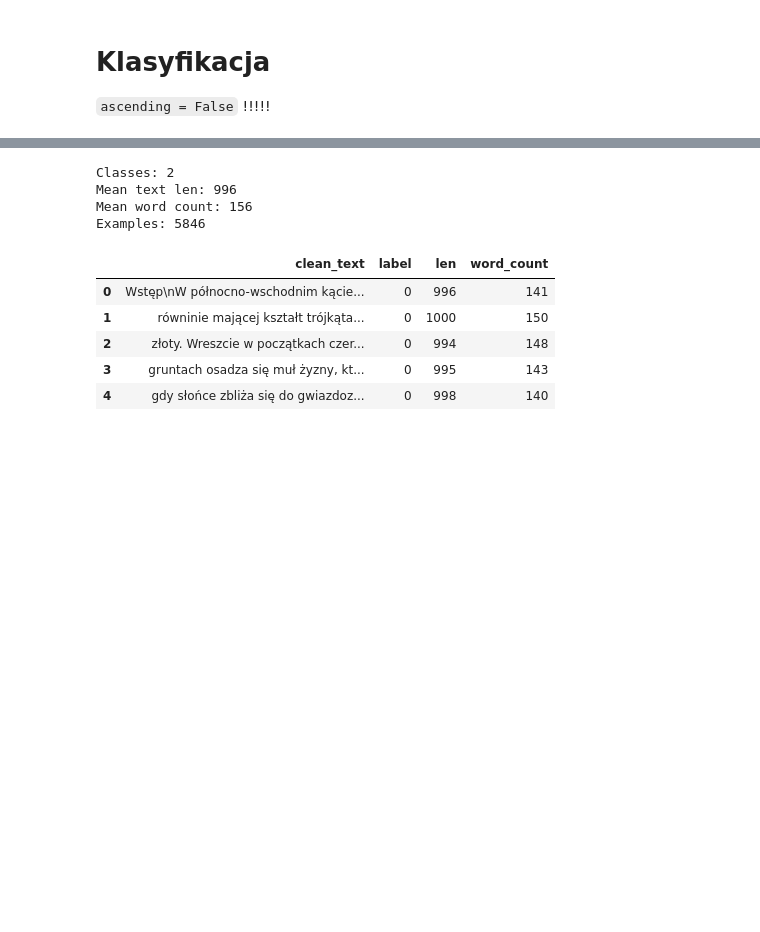
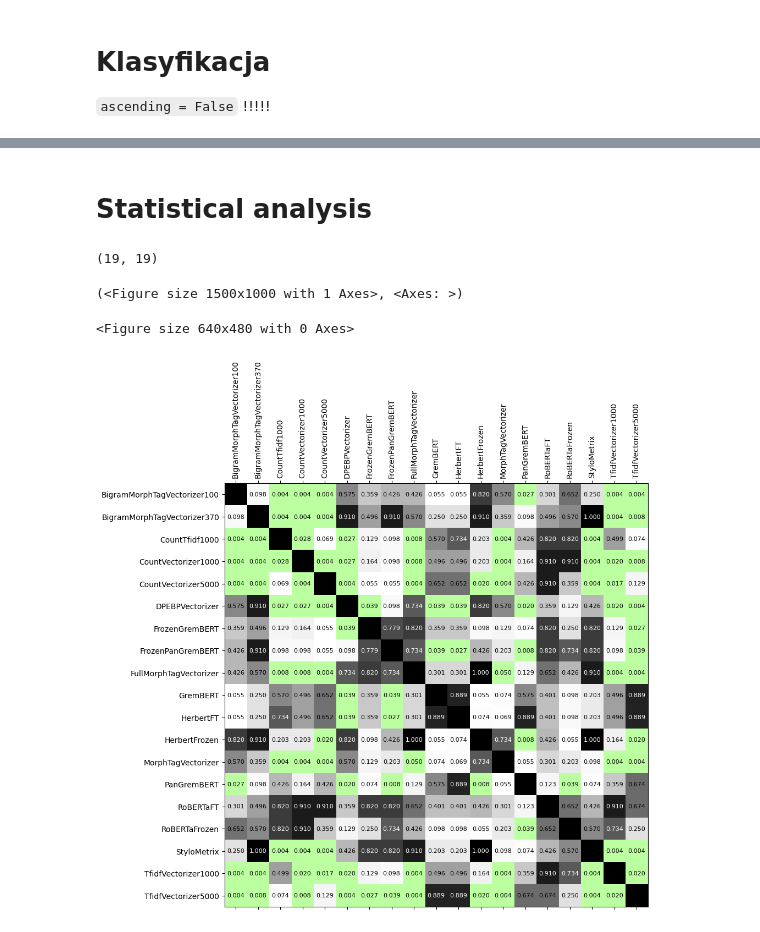
Before and after one commit to WitoldFracek/grembedding, a Jupyter notebook: notebooks/results_analysis.ipynb, the cells around one changed output, grey strips where cells are left out. Drawn from its saved outputs; the diff is of its cells as text; code cells hidden in the pictures; blank space fills up the shorter version.

Commit message:
statistical analysis

```diff
--- a/notebooks/results_analysis.ipynb
+++ b/notebooks/results_analysis.ipynb
@@ -152,0 +290,15 @@ df
+# %%
+import json
+with open('../witek/dataset.json', 'r', encoding='utf8') as file:
+    data = json.load(file)
+
+authors = set(
+    Lazy(data['file_to_label'].keys())
+    .map(lambda s: s.split('_')[1])
+    .map(lambda s: s.split('-'))
+    .map(lambda p: p[0] if len(p) == 1 else ' '.join(p[1:]) + ' ' + p[0])
+)
+categories = set(data['file_to_label'].values())
+
+print(len(authors))
+categories
@@ -302,25 +382,0 @@ df
-# %%
-dataset = 'PrusVsSienkiewicz'
-data_cleaner = 'DummyDatacleaner'
-
-
-path = f'../data/{dataset}/{data_cleaner}/train.parquet'
-df = pd.read_parquet(path)
-df['len'] = df['clean_text'].apply(len)
-df['word_count'] = df['clean_text'].apply(lambda s: len(s.split(' ')))
-print(f'Classes: {len(df["label"].unique())}')
-print(f'Mean text len: {df["len"].values.mean():.0f}')
-print(f'Mean word count: {df["word_count"].values.mean():.0f}')
-print(f'Examples: {len(df)}')
-df.head()
-# %% [output]
-Classes: 2
-Mean text len: 996
-Mean word count: 156
-Examples: 5846
-|  | clean_text | label | len | word_count |
-| 0 | Wstęp\nW północno-wschodnim kącie... | 0 | 996 | 141 |
-| 1 | równinie mającej kształt trójkąta... | 0 | 1000 | 150 |
-| 2 | złoty. Wreszcie w początkach czer... | 0 | 994 | 148 |
-| 3 | gruntach osadza się muł żyzny, kt... | 0 | 995 | 143 |
-| 4 | gdy słońce zbliża się do gwiazdoz... | 0 | 998 | 140 |
@@ -358,0 +383,2 @@ d
+# %% [markdown]
+# Statistical analysis
@@ -358,0 +445,15 @@ d
+# %%
+scores, vecs = get_scores(results_df, 'classification', 'f1_score')
+ranks = calculate_wilcoxon_signed_rank(scores)
+arr = np.ones((len(vecs), len(vecs)))
+print(arr.shape)
+for i, j, _, p in ranks:
+    arr[i, j] = p
+    arr[j, i] = p
+
+plot_2d_array(arr, vecs)
+# %% [output]
+(19, 19)
+(<Figure size 1500x1000 with 1 Axes>, <Axes: >)
+<Figure size 640x480 with 0 Axes>
+[figure, added]
```
Also changed, not shown: parts of 23 cells of this notebook, 3 other files.
